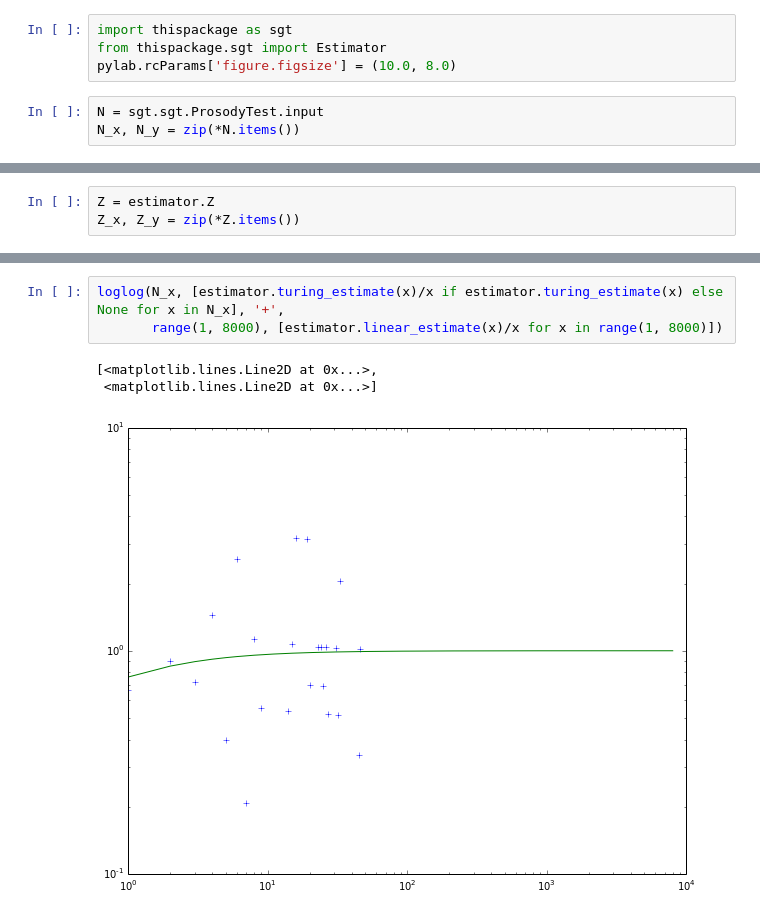
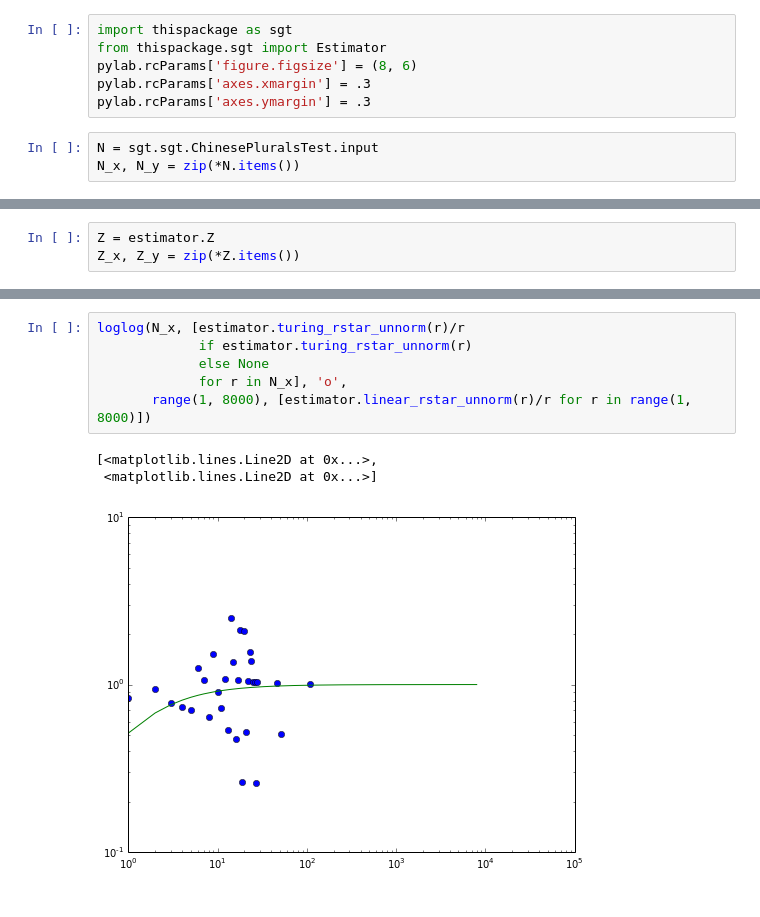
Before and after one commit to zack112358/simple-good-turing-estimation, a Jupyter notebook: figures.ipynb, the cells around one changed output, grey strips where cells are left out. Cells and saved outputs as stored; diff of their text form.

```diff
--- a/figures.ipynb
+++ b/figures.ipynb
@@ -1,8 +1,10 @@
 # %%
 import thispackage as sgt
 from thispackage.sgt import Estimator
-pylab.rcParams['figure.figsize'] = (10.0, 8.0)
+pylab.rcParams['figure.figsize'] = (8, 6)
+pylab.rcParams['axes.xmargin'] = .3
+pylab.rcParams['axes.ymargin'] = .3
 # %%
-N = sgt.sgt.ProsodyTest.input
+N = sgt.sgt.ChinesePluralsTest.input
 N_x, N_y = zip(*N.items())
 # %%
@@ -24,8 +28,11 @@ loglog(Z_x, Z_y, '+', [1, 8000], [exp(estimator.a), exp(log(8000) * estimator.b
 # %%
-loglog(N_x, [estimator.turing_estimate(x)/x if estimator.turing_estimate(x) else None for x in N_x], '+',
-       range(1, 8000), [estimator.linear_estimate(x)/x for x in range(1, 8000)])
+loglog(N_x, [estimator.turing_rstar_unnorm(r)/r
+             if estimator.turing_rstar_unnorm(r)
+             else None
+             for r in N_x], 'o',
+       range(1, 8000), [estimator.linear_rstar_unnorm(r)/r for r in range(1, 8000)])
 # %% [output]
 [<matplotlib.lines.Line2D at 0x...>,
  <matplotlib.lines.Line2D at 0x...>]
-[figure, old version]
+[figure, new version]
 # %%
```
Also changed, not shown: parts of 4 cells of this notebook.
